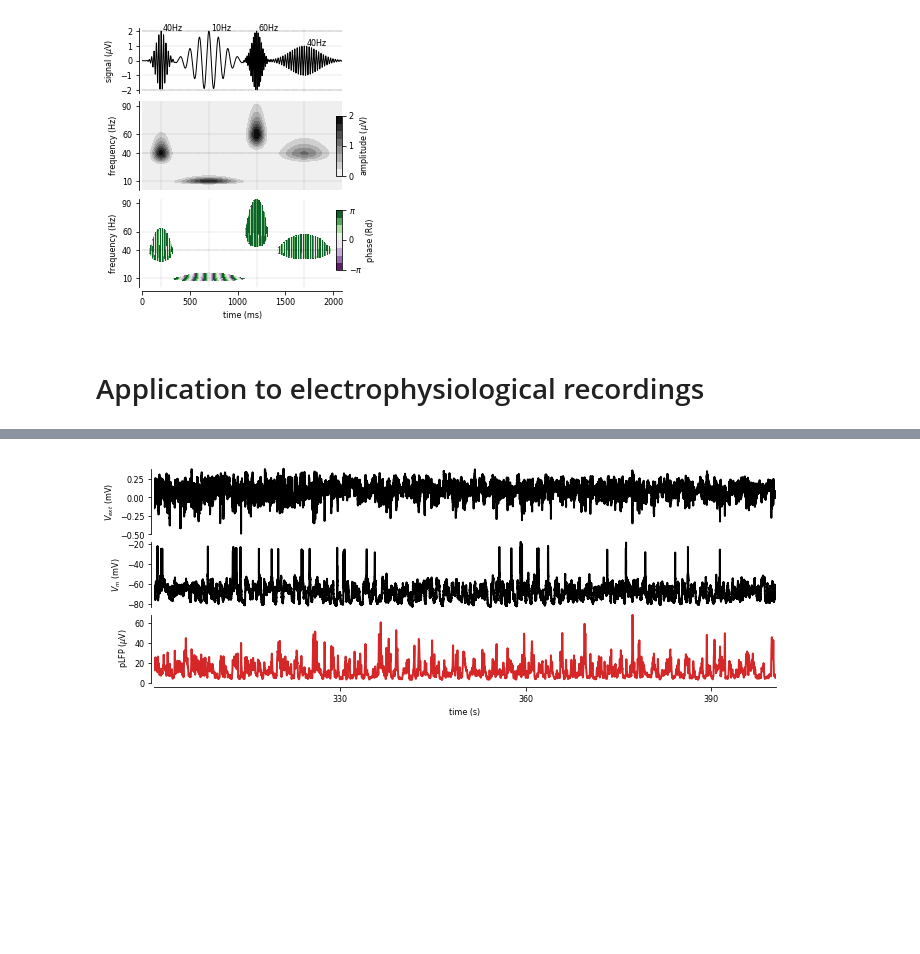
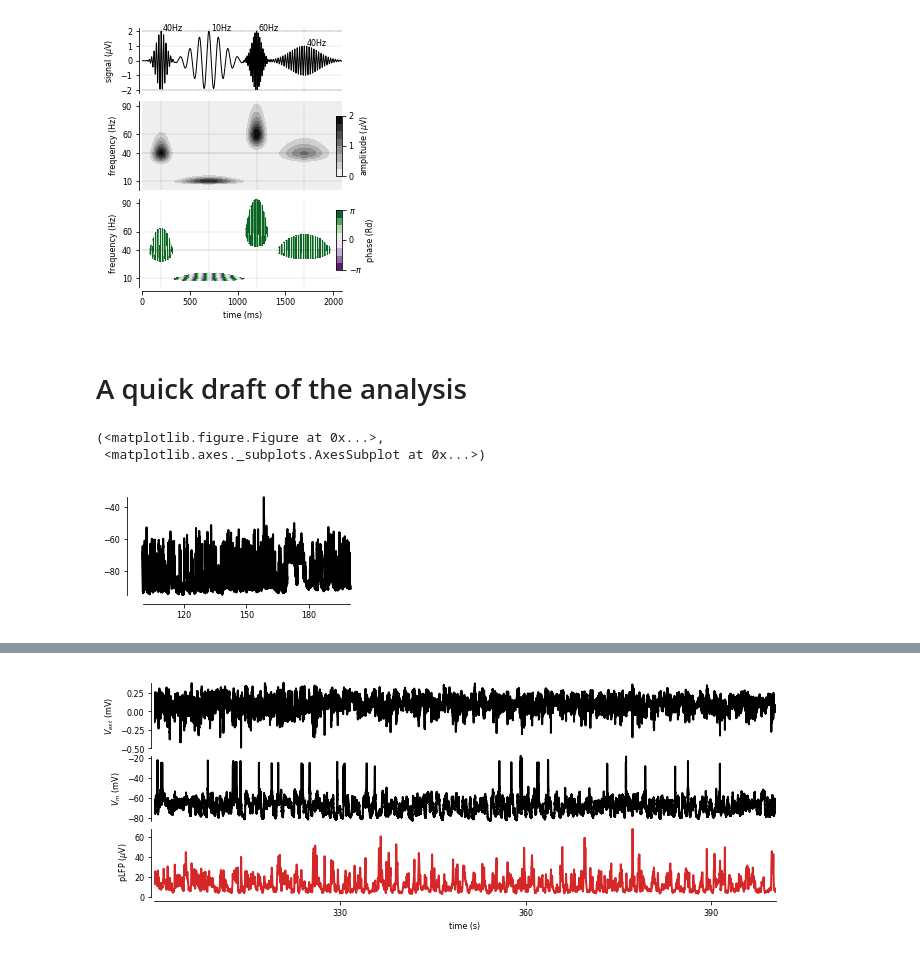
Before and after one commit to yzerlaut/NSI-paper, a Jupyter notebook: Notebook.ipynb, the cells around one changed output, grey strips where cells are left out. Saved outputs shown, nothing was run; the diff lists cells and outputs as text; code cells hidden in the pictures; blank space fills up the shorter version.

```diff
--- a/Notebook.ipynb
+++ b/Notebook.ipynb
@@ -244,8 +244,8 @@ put_list_of_figs_to_svg_fig([fig1, fig2],
                                    'YCOORD_LABELS':[10, 78],
                                    'LABELS':['a','b']},
                             visualize=True)
-# %% [markdown]
-# Application to electrophysiological recordings
+# %% [markdown]
+# A quick draft of the analysis
 # %%
 """
 Loading a sample datafile for the awake
@@ -253,6 +253,12 @@ Loading a sample datafile for the awake
 from data_analysis.IO.load_data import load_file
 data = load_file('../sparse_vs_balanced/'+\
                  'sparse_vs_balanced/data/Wild_Type/Cell14/17o27001.abf')
-cond = (data[0]>50) & (data[0]<150)
+cond = (data[0]>100) & (data[0]<200)
 data_awake={'t':data[0][cond], 'Vm':data[1][1][cond], 'Extra':data[1][0][cond]}
 data_awake['dt'] = data_awake['t'][1]-data_awake['t'][0]
+# %%
+plot(data_awake['t'][::100], data_awake['Vm'][::100], fig_args=dict(figsize=(.6,.2)))
+# %% [output]
+(<matplotlib.figure.Figure at 0x...>,
+ <matplotlib.axes._subplots.AxesSubplot at 0x...>)
+[figure, added]
```
Also changed, not shown: parts of 12 cells of this notebook.
